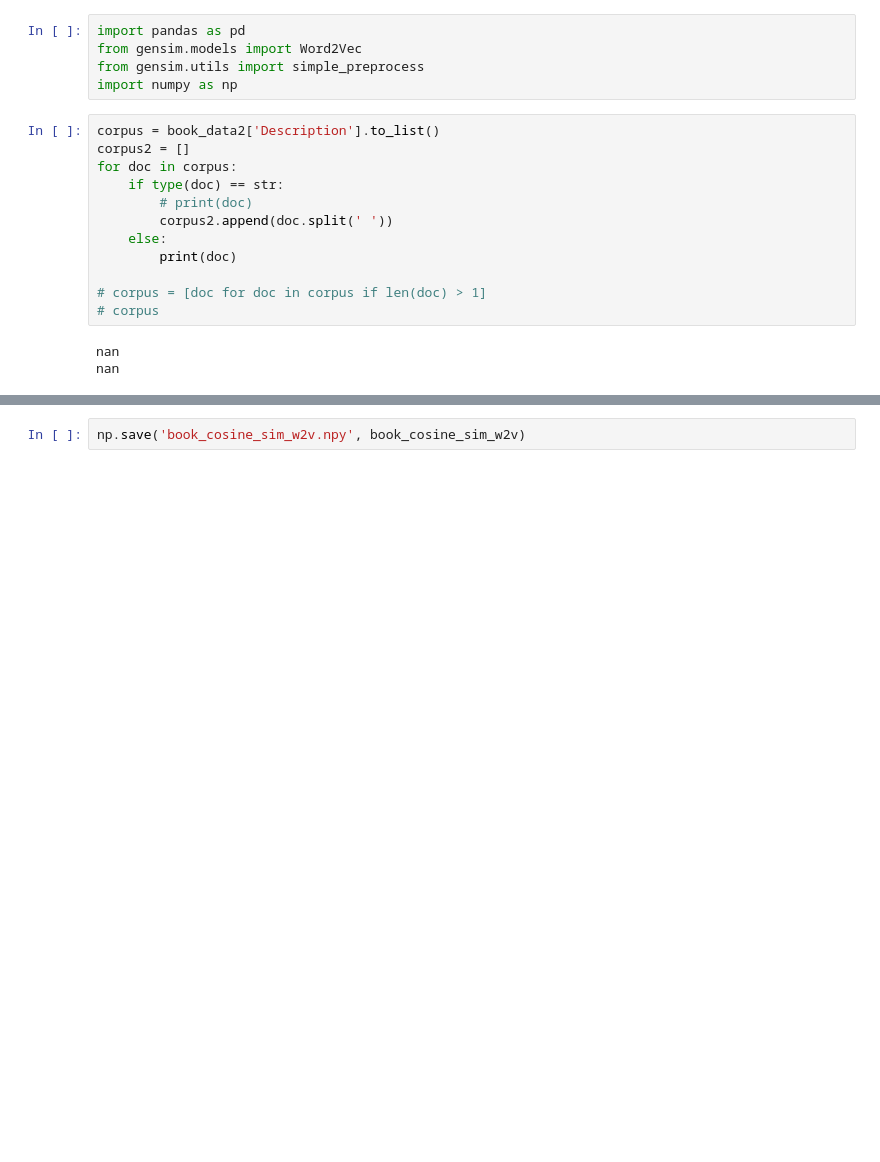
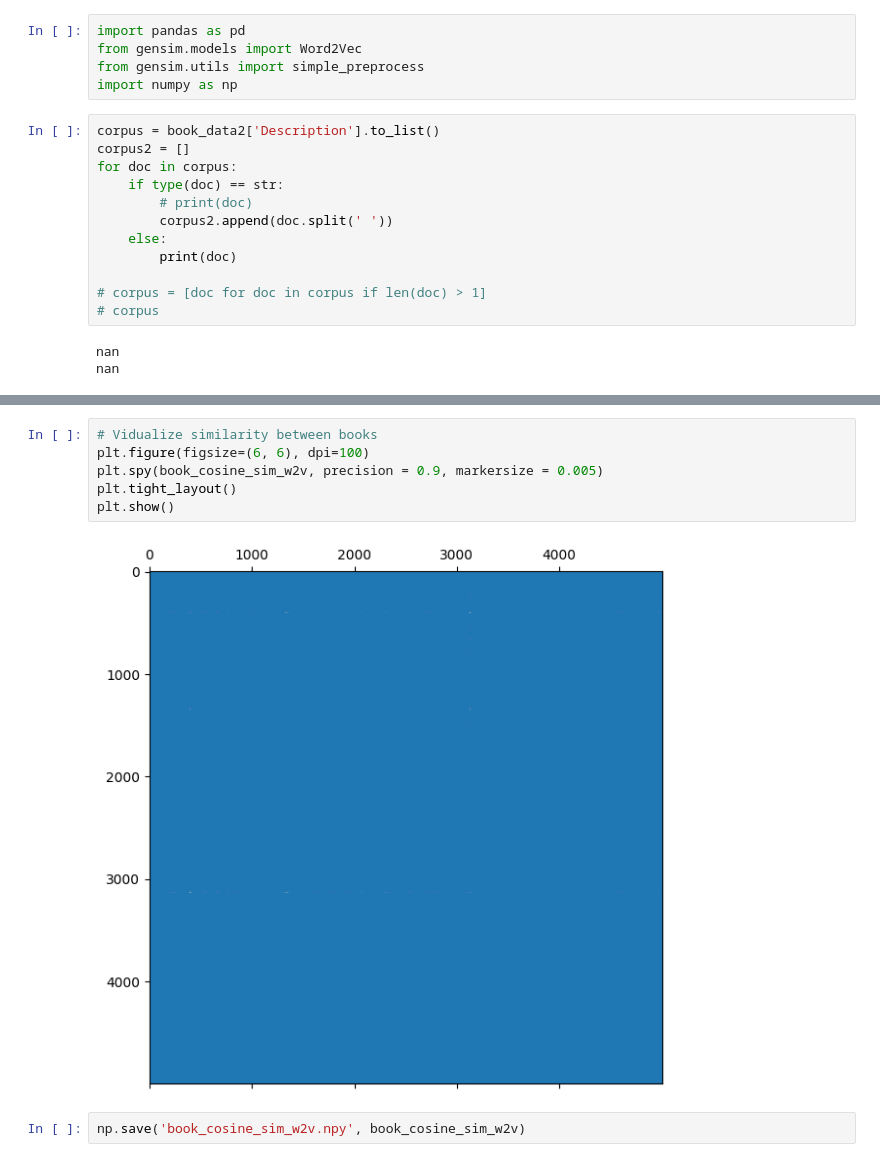
Before and after one commit to maybefree/nlp_book, a Jupyter notebook: sim_word2vec.ipynb, the cells around one changed output, grey strips where cells are left out. Saved outputs shown, nothing was run; the diff lists cells and outputs as text; blank space fills up the shorter version.

```diff
--- a/sim_word2vec.ipynb
+++ b/sim_word2vec.ipynb
@@ -120,3 +120,11 @@ array([[1.        , 0.81956918, 0.87583066, ..., 0.72716049, 0.74987514,
+# %%
+# Vidualize similarity between books
+plt.figure(figsize=(6, 6), dpi=100)
+plt.spy(book_cosine_sim_w2v, precision = 0.9, markersize = 0.005)
+plt.tight_layout()
+plt.show()
+# %% [output]
+[figure, added]
 # %%
 np.save('book_cosine_sim_w2v.npy', book_cosine_sim_w2v)
 # %%
```
Also changed, not shown: parts of 5 cells of this notebook.
